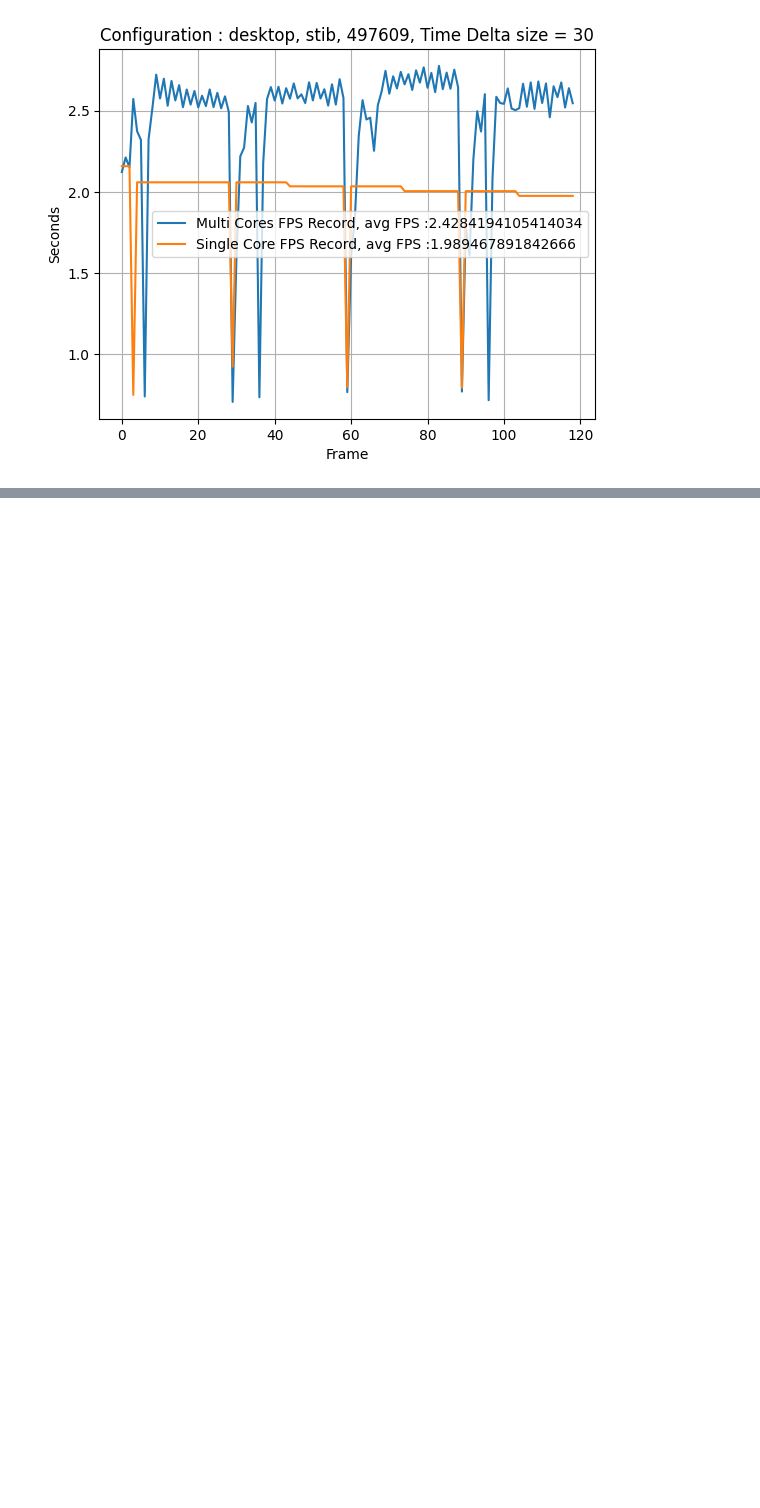
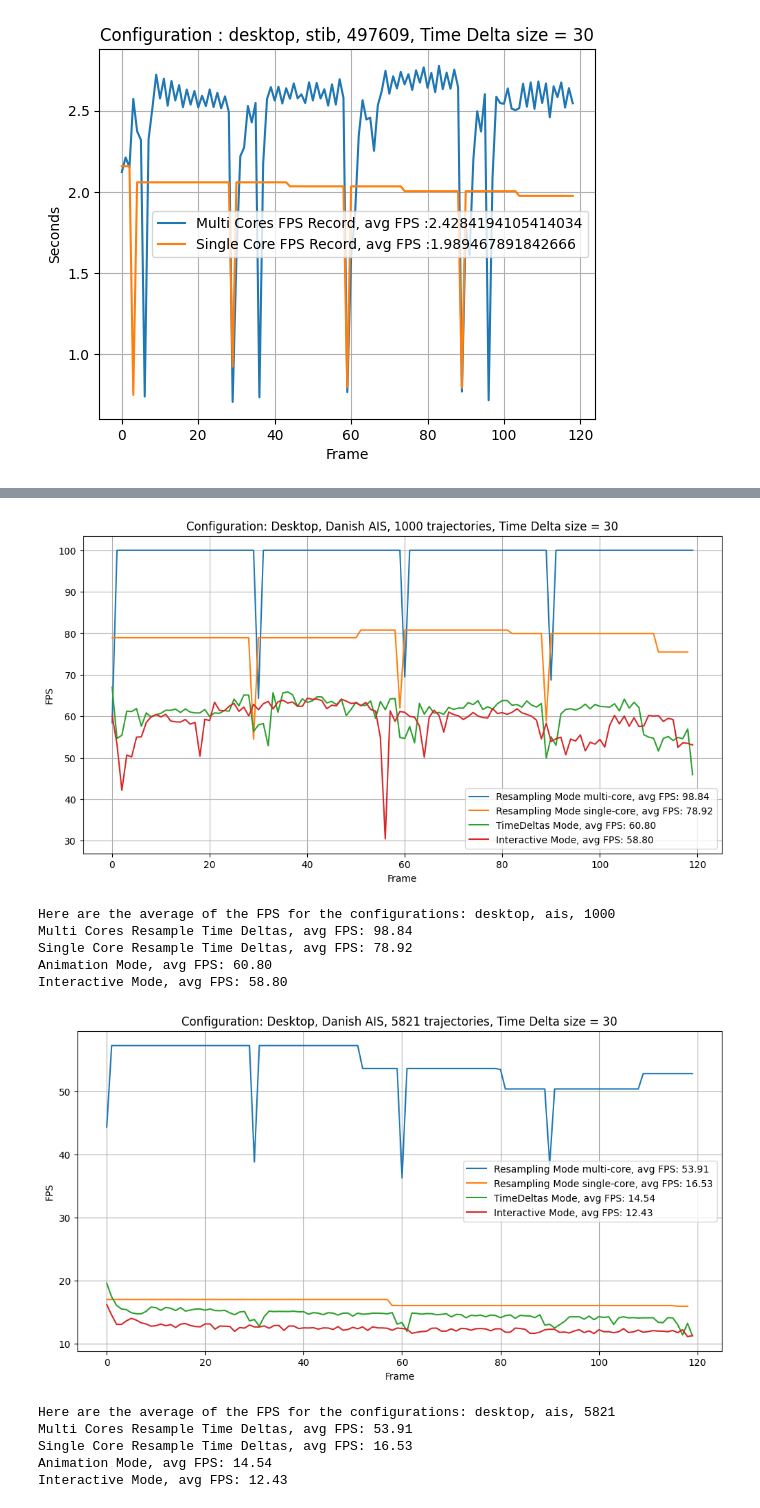
Before and after one commit to amanzer/move_layer, a Jupyter notebook: results.ipynb, the cells around one changed output, grey strips where cells are left out. Cells and saved outputs as stored; diff of their text form; code cells hidden in the pictures; blank space fills up the shorter version.

```diff
--- a/results.ipynb
+++ b/results.ipynb
@@ -35,0 +128,54 @@ for configs in plots:
+# %%
+import pickle
+import matplotlib.pyplot as plt
+
+plots = [["desktop", "multi_cores", "ais", "1000"], ["desktop", "multi_cores", "ais", "5821"]]
+
+for configs in plots:
+    with open(f"{configs[0]}_results/multi_cores_results/{configs[2]}_{configs[3]}_multicores_fps_record.pkl", "rb") as f:
+        fps_record_multi = pickle.load(f)
+
+    with open(f"{configs[0]}_results/single_core_results/{configs[2]}_{configs[3]}_multicores_fps_record.pkl", "rb") as f:
+        fps_record_single = pickle.load(f)
+
+    with open(f"{configs[0]}_results/animation_mode/{configs[2]}_{configs[3]}_desktop_interactive_mode_fps_record.pkl", "rb") as f:
+        fps_record_animation = pickle.load(f)
+
+    with open(f"{configs[0]}_results/interactive_mode/{configs[2]}_{configs[3]}_desktop_interactive_mode_matrix_cap_record.pkl", "rb") as f:
+        fps_record_interactive = pickle.load(f)
+
+    plt.figure(figsize=(12, 6))  # Increase the width of the plot
+    plt.plot(fps_record_multi, label=f'Resampling Mode multi-core, avg FPS: {sum(fps_record_multi)/len(fps_record_multi):.2f}')
+    plt.plot(fps_record_single, label=f'Resampling Mode single-core, avg FPS: {sum(fps_record_single)/len(fps_record_single):.2f}')
+    plt.plot(fps_record_animation, label=f'TimeDeltas Mode, avg FPS: {sum(fps_record_animation)/len(fps_record_animation):.2f}')
+    plt.plot(fps_record_interactive, label=f'Interactive Mode, avg FPS: {sum(fps_record_interactive)/len(fps_record_interactive):.2f}')
+
+    # Adding labels and title
+    plt.xlabel('Frame')
+    plt.ylabel('FPS')
+    plt.title(f"Configuration: Desktop, Danish AIS, {configs[3]} trajectories, Time Delta size = 30")
+
+    # Adding legend
+    plt.legend()
+    plt.grid()
+
+    # Display the plot
+    plt.show()
+    print(f"Here are the average of the FPS for the configurations: {configs[0]}, {configs[2]}, {configs[3]}")
+    print(f"Multi Cores Resample Time Deltas, avg FPS: {sum(fps_record_multi)/len(fps_record_multi):.2f}")
+    print(f"Single Core Resample Time Deltas, avg FPS: {sum(fps_record_single)/len(fps_record_single):.2f}")
+    print(f"Animation Mode, avg FPS: {sum(fps_record_animation)/len(fps_record_animation):.2f}")
+    print(f"Interactive Mode, avg FPS: {sum(fps_record_interactive)/len(fps_record_interactive):.2f}")
+# %% [output]
+[figure, added]
+Here are the average of the FPS for the configurations: desktop, ais, 1000
+Multi Cores Resample Time Deltas, avg FPS: 98.84
+Single Core Resample Time Deltas, avg FPS: 78.92
+Animation Mode, avg FPS: 60.80
+Interactive Mode, avg FPS: 58.80
+[figure, added]
+Here are the average of the FPS for the configurations: desktop, ais, 5821
+Multi Cores Resample Time Deltas, avg FPS: 53.91
+Single Core Resample Time Deltas, avg FPS: 16.53
+Animation Mode, avg FPS: 14.54
+Interactive Mode, avg FPS: 12.43
```
Also changed, not shown: parts of 3 cells of this notebook, 8 other files.
